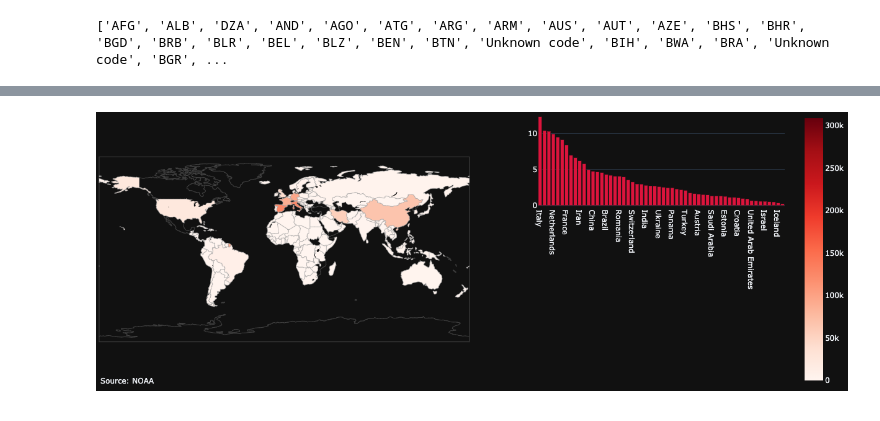
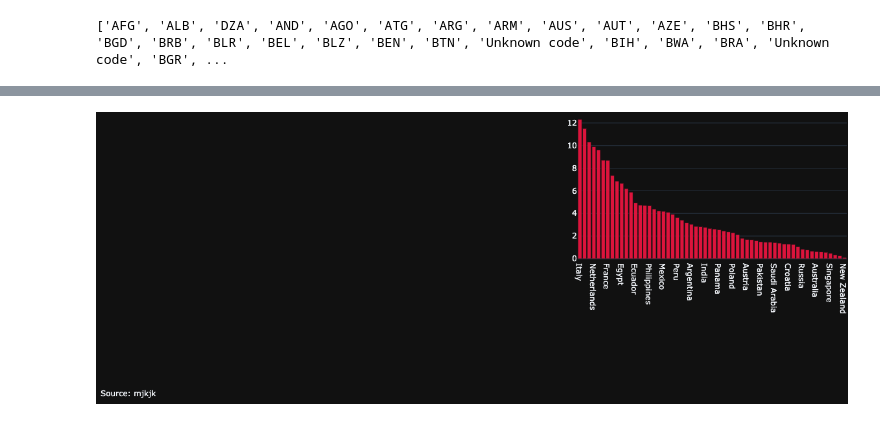
Before and after one commit to tiroger/coronavirus-tracker, a Jupyter notebook: folium_map.ipynb, the cells around one changed output, grey strips where cells are left out. Saved outputs shown, nothing was run; the diff lists cells and outputs as text; code cells hidden in the pictures.

Commit message:
Layout redesign

```diff
--- a/folium_map.ipynb
+++ b/folium_map.ipynb
@@ -622,25 +629,25 @@ country = grouped_country['Country/Region']
 fig = make_subplots(
     rows=2, cols=2,
     column_widths=[0.6, 0.4],
-    row_heights=[0.4, 0.6],
+    row_heights=[0.6, 0.4],
     specs=[[{"type": "choropleth", "rowspan": 2}, {"type": "bar"}],
            [            None                    , {"type": "surface"}]])
 
 # Add scattergeo globe map of volcano locations
-fig.add_trace(
-    go.Choropleth(
-        locations = grouped_country['code'],
-        z = grouped_country['CumConfirmed'],
-#         text = grouped_countries['CumConfirmed'],
-        colorscale = 'Reds',
-        autocolorscale=False,
-        reversescale=False,
-        marker_line_color='darkgray',
-        marker_line_width=0.5,
-        colorbar_tickprefix = '',
-        colorbar_title = '',
-    )
-)
+# fig.add_trace(
+#     go.Choropleth(
+#         locations = grouped_country['code'],
+#         z = grouped_country['CumConfirmed'],
+# #         text = grouped_countries['CumConfirmed'],
+#         colorscale = 'Reds',
+#         autocolorscale=False,
+#         reversescale=False,
+#         marker_line_color='darkgray',
+#         marker_line_width=0.5,
+#         colorbar_tickprefix = '',
+#         colorbar_title = '',
+#     )
+# )
 # fig.update_layout(margin={
 #         "r": 500,
 #         "t": 500,
@@ -650,51 +657,52 @@ fig.add_trace(
 
 
 
-# Add locations bar chart
+#Add locations bar chart
 fig.add_trace(
     go.Bar(x=more_than_100["Country/Region"],y=more_than_100["DeathRate"], marker=dict(color="crimson"), showlegend=False),
     row=1, col=2
 )
-fig.update_layout(xaxis={'categoryorder':'total descending'})
 
 # # Add 3d surface of volcano
 # fig.add_trace(
 #     go.Surface(z=df_v.values.tolist(), showscale=False),
 #     row=2, col=2
 # )
 
 # # Update geo subplot properties
 # fig.update_geos(
 #     projection_type="orthographic",
 #     landcolor="white",
 #     oceancolor="MidnightBlue",
 #     showocean=True,
 #     lakecolor="LightBlue"
 # )
 
 # # Rotate x-axis labels
 # fig.update_xaxes(tickangle=45)
 
 # Set theme, margin, and annotation in layout
-fig.update_layout(coloraxis_showscale=False,
-            coloraxis_colorbar=dict(
-    title="Number of Bills per Cell",
-    thicknessmode="pixels", thickness=10,
-    lenmode="pixels", len=50,
-    yanchor="top", y=1,
-    ticks="outside", ticksuffix=" bills",
-    dtick=5),
+fig.update_layout(showlegend=False, xaxis={'categoryorder':'total descending'}, coloraxis_showscale=False,
+#             coloraxis_colorbar=dict(
+#     title="Number of Bills per Cell",
+#     thicknessmode="pixels", thickness=10,
+#     lenmode="pixels", len=50,
+#     yanchor="top", y=1,
+#     ticks="outside", ticksuffix=" bills",
+#     dtick=5),
     template="plotly_dark",
     margin=dict(r=0, t=0, b=0, l=0),
     annotations=[
         dict(
-            text="Source: NOAA",
+text="Source: mjkjk",
             showarrow=False,
             xref="paper",
             yref="paper",
             x=0,
             y=0)
     ]
 )
+
+fig.update_layout(coloraxis_showscale=False)
 # %% [output]
-[figure, old version]
+[figure, new version]
```
Also changed, not shown: parts of 21 cells of this notebook, 10 other files.
